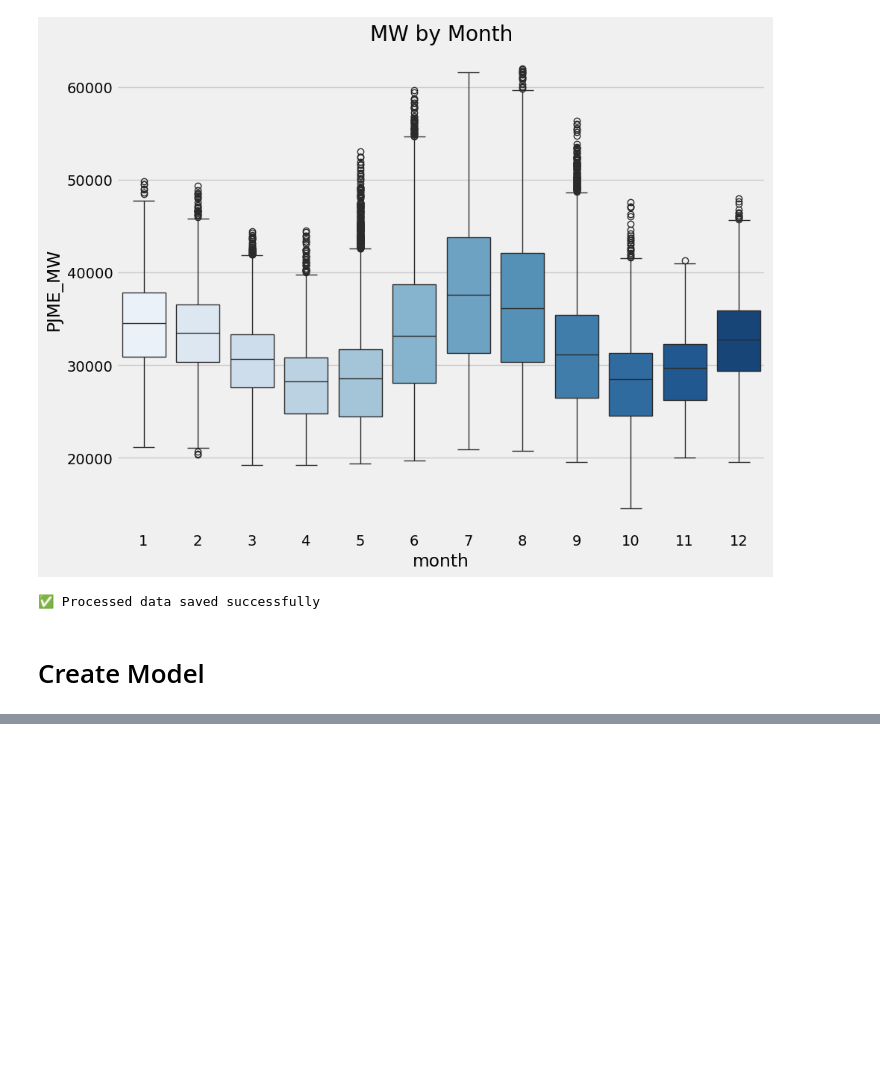
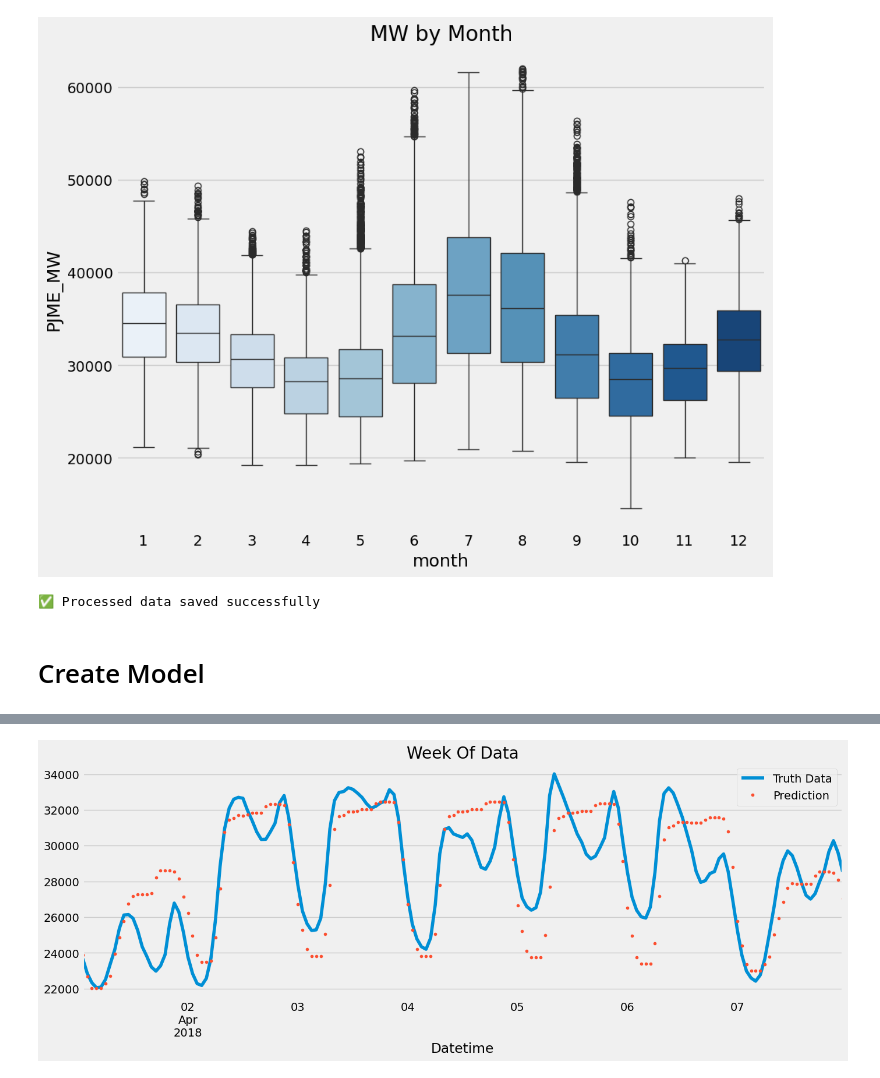
Before and after one commit to kochezz/TS-Energy-Consumption-XGB, a Jupyter notebook: notebooks/01_EDA.ipynb, the cells around one changed output, grey strips where cells are left out. Saved outputs shown, nothing was run; the diff lists cells and outputs as text; code cells hidden in the pictures; blank space fills up the shorter version.

```diff
--- a/notebooks/01_EDA.ipynb
+++ b/notebooks/01_EDA.ipynb
@@ -191,0 +219,9 @@ reg.fit
+# %%
+ax = PJME_data.loc[(PJME_data.index > '04-01-2018') & (PJME_data.index < '04-08-2018')]['PJME_MW'] \
+    .plot(figsize=(15, 5), title='Week Of Data')
+PJME_data.loc[(PJME_data.index > '04-01-2018') & (PJME_data.index < '04-08-2018')]['prediction'] \
+    .plot(style='.')
+plt.legend(['Truth Data','Prediction'])
+plt.show()
+# %% [output]
+[figure, added]
```
Also changed, not shown: parts of 7 cells of this notebook, 3 other files.
